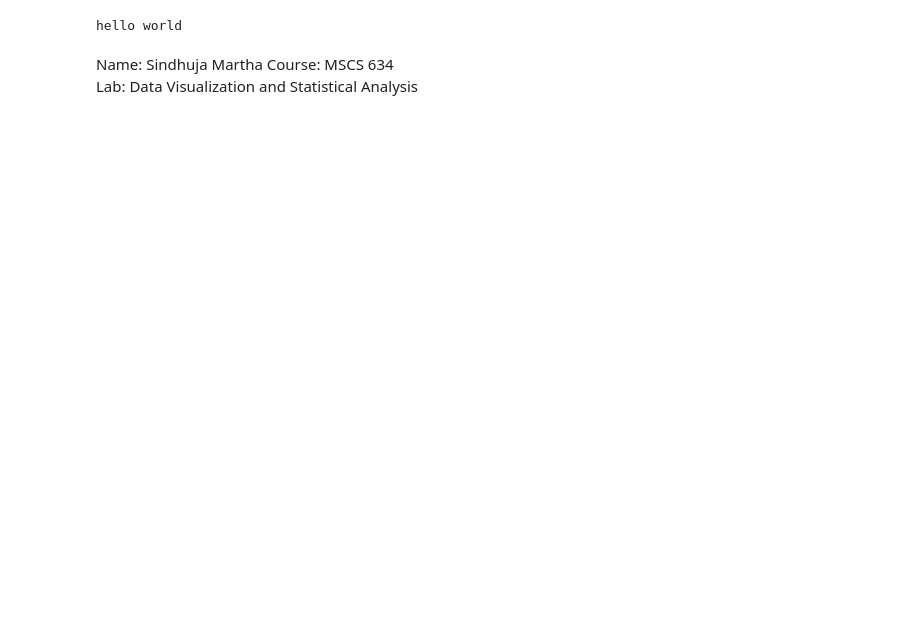
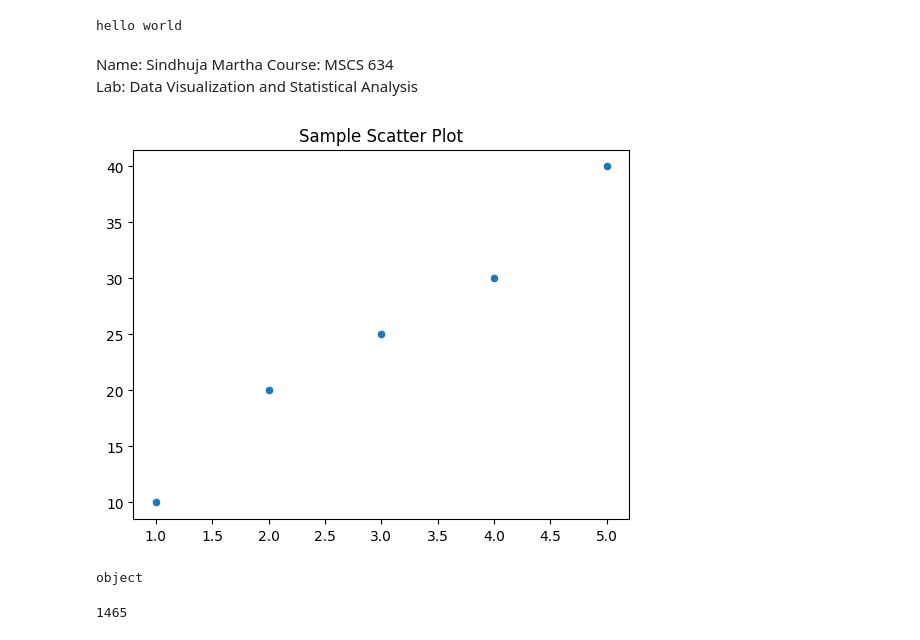
Before and after one commit to sindhuja90comp/DataVPSJupyter, a Jupyter notebook: your_lab.ipynb, the cells around one changed output. Drawn from its saved outputs; the diff is of its cells as text; code cells hidden in the pictures; blank space fills up the shorter version.

```diff
--- a/your_lab.ipynb
+++ b/your_lab.ipynb
@@ -17,3 +17,29 @@ hello world
 Name: Sindhuja Martha
 Course: MSCS 634
 Lab: Data Visualization and Statistical Analysis
+# %%
+import matplotlib.pyplot as plt
+import seaborn as sns
+
+# Example data
+x = [1, 2, 3, 4, 5]
+y = [10, 20, 25, 30, 40]
+
+# Create a simple scatter plot
+sns.scatterplot(x=x, y=y)
+plt.title('Sample Scatter Plot')
+plt.show()
+# %% [output]
+[figure, added]
+# %%
+print(df['discounted_price'].dtype)
+# %% [output]
+object
+# %%
+# Remove non-numeric characters and convert the column to float
+df['discounted_price'] = pd.to_numeric(df['discounted_price'], errors='coerce')
+
+# Check if there are any NaN values after conversion
+print(df['discounted_price'].isnull().sum())
+# %% [output]
+1465
```
Also changed, not shown: parts of 8 cells of this notebook.
